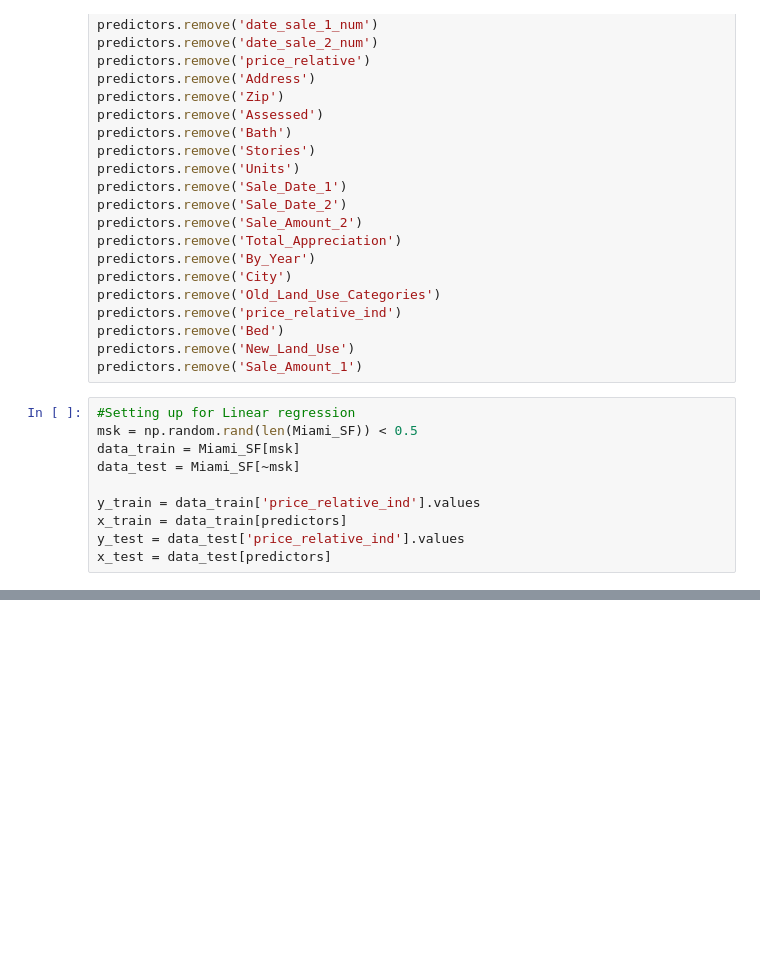
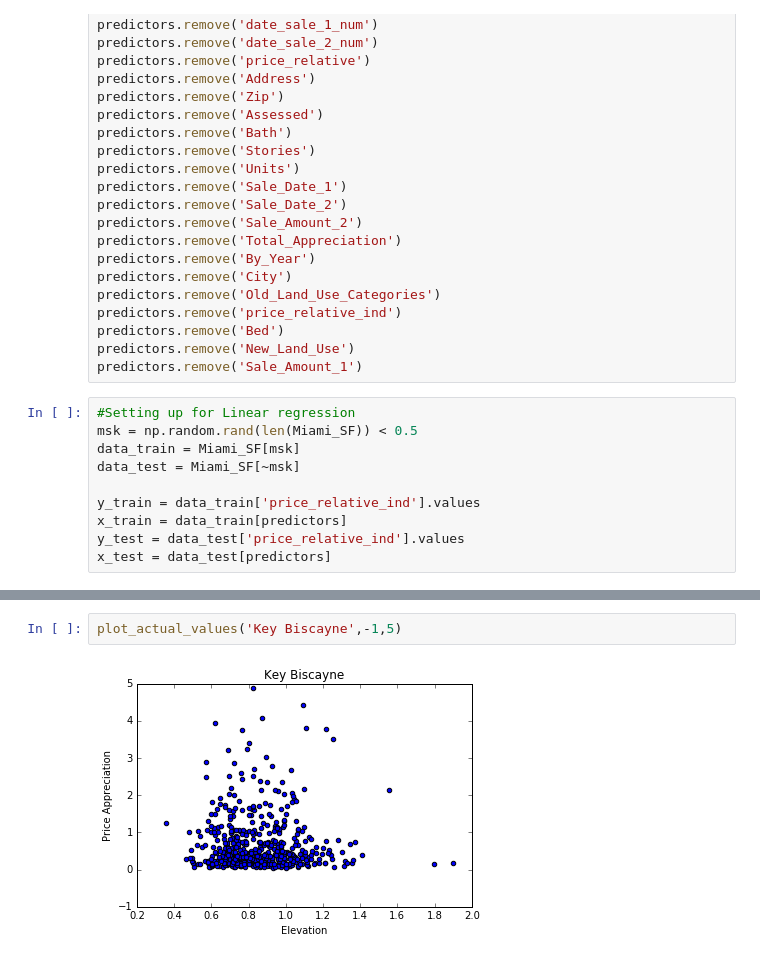
Before and after one commit to AnuragGumber/Miami, a Jupyter notebook: Miami_LME.ipynb, the cells around one changed output, grey strips where cells are left out. Cells and saved outputs as stored; diff of their text form; blank space fills up the shorter version.

```diff
--- a/Miami_LME.ipynb
+++ b/Miami_LME.ipynb
@@ -239,0 +292,4 @@ QUESTION: Why do the fitted values appear to be precisely opposite of the trends
+# %%
+plot_actual_values('Key Biscayne',-1,5)
+# %% [output]
+[figure, added]
```
Also changed, not shown: parts of 28 cells of this notebook.
